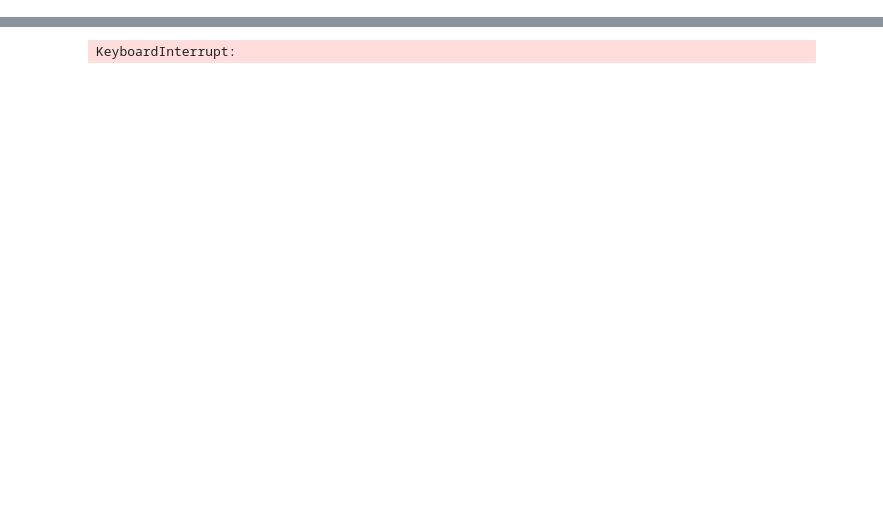
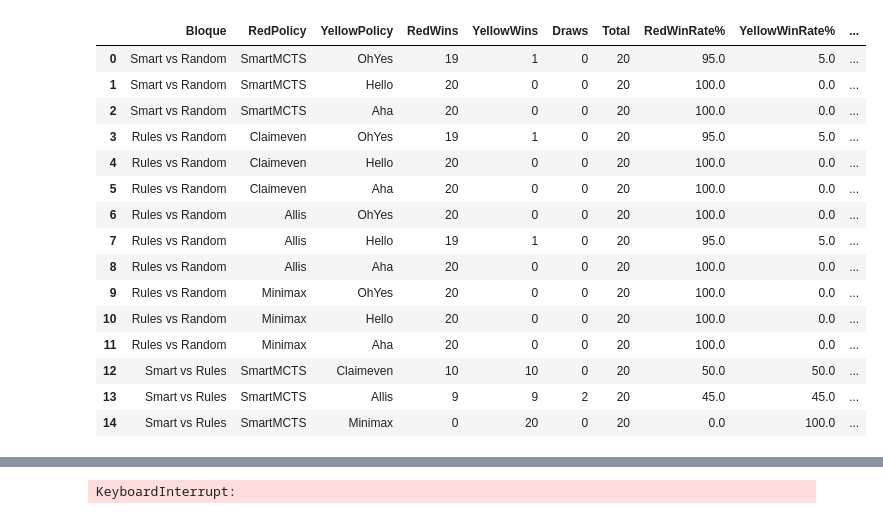
Before and after one commit to 1JuL/ai_fundamentals_fp, a Jupyter notebook: tournament/compares.ipynb, the cells around one changed output, grey strips where cells are left out. Cells and saved outputs as stored; diff of their text form; code cells hidden in the pictures; blank space fills up the shorter version.

```diff
--- a/tournament/compares.ipynb
+++ b/tournament/compares.ipynb
@@ -117,21 +144,56 @@ df
 # %%
-plt.figure(figsize=(12,6))
+rows = []
+for gname, res in results_smart_vs_random.items():
+    rows.append({
+        "Bloque": "Smart vs Random",
+        "RedPolicy": "SmartMCTS",
+        "YellowPolicy": gname,
+        "RedWins": res["red"],
+        "YellowWins": res["yellow"],
+        "Draws": res["draw"]
+    })
 
-for pol in policies.keys():
-    winrates = []
-    rivals = []
-    for rival in policies.keys():
-        res = results_matrix[(pol, rival)]
-        total = res["red"] + res["yellow"] + res["draw"]
-        winrates.append(100 * res["red"] / total)
-        rivals.append(rival)
+df1 = pd.DataFrame(rows)
 
-    plt.plot(rivals, winrates, marker="o", label=pol)
 
-plt.title("Win rate de políticas jugando como Rojo")
-plt.ylabel("% victorias")
-plt.xlabel("Oponente")
-plt.legend()
-plt.grid(True)
-plt.show()
+# ---------- Bloque 2: (Claimeven/Allis/Minimax) vs Random Groups ----------
+rows = []
+for (sname, gname), res in results_rules_vs_random.items():
+    rows.append({
+        "Bloque": "Rules vs Random",
+        "RedPolicy": sname,
+        "YellowPolicy": gname,
+        "RedWins": res["red"],
+        "YellowWins": res["yellow"],
+        "Draws": res["draw"]
+    })
+
+df2 = pd.DataFrame(rows)
+
+
+# ---------- Bloque 3: SmartMCTS vs (Claimeven/Allis/Minimax) ----------
+rows = []
+for sname, res in results_smart_vs_rules.items():
+    rows.append({
+        "Bloque": "Smart vs Rules",
+        "RedPolicy": "SmartMCTS",
+        "YellowPolicy": sname,
+        "RedWins": res["red"],
+        "YellowWins": res["yellow"],
+        "Draws": res["draw"]
+    })
+
+df3 = pd.DataFrame(rows)
+
+
+# ---------- Concatenar todo ----------
+df_all = pd.concat([df1, df2, df3], ignore_index=True)
+
+# métricas extra
+df_all["Total"] = df_all["RedWins"] + df_all["YellowWins"] + df_all["Draws"]
+df_all["RedWinRate%"] = 100 * df_all["RedWins"] / df_all["Total"]
+df_all["YellowWinRate%"] = 100 * df_all["YellowWins"] / df_all["Total"]
+df_all["DrawRate%"] = 100 * df_all["Draws"] / df_all["Total"]
+
+df_all
 # %% [output]
@@ -139 +200,17 @@ plt.show()
+|  | Bloque | RedPolicy | YellowPolicy | RedWins | YellowWins | Draws | Total | RedWinRate% | YellowWinRate% | ... |
+| 0 | Smart vs Random | SmartMCTS | OhYes | 19 | 1 | 0 | 20 | 95.0 | 5.0 | ... |
+| 1 | Smart vs Random | SmartMCTS | Hello | 20 | 0 | 0 | 20 | 100.0 | 0.0 | ... |
+| 2 | Smart vs Random | SmartMCTS | Aha | 20 | 0 | 0 | 20 | 100.0 | 0.0 | ... |
+| 3 | Rules vs Random | Claimeven | OhYes | 19 | 1 | 0 | 20 | 95.0 | 5.0 | ... |
+| 4 | Rules vs Random | Claimeven | Hello | 20 | 0 | 0 | 20 | 100.0 | 0.0 | ... |
+| 5 | Rules vs Random | Claimeven | Aha | 20 | 0 | 0 | 20 | 100.0 | 0.0 | ... |
+| 6 | Rules vs Random | Allis | OhYes | 20 | 0 | 0 | 20 | 100.0 | 0.0 | ... |
+| 7 | Rules vs Random | Allis | Hello | 19 | 1 | 0 | 20 | 95.0 | 5.0 | ... |
+| 8 | Rules vs Random | Allis | Aha | 20 | 0 | 0 | 20 | 100.0 | 0.0 | ... |
+| 9 | Rules vs Random | Minimax | OhYes | 20 | 0 | 0 | 20 | 100.0 | 0.0 | ... |
+| 10 | Rules vs Random | Minimax | Hello | 20 | 0 | 0 | 20 | 100.0 | 0.0 | ... |
+| 11 | Rules vs Random | Minimax | Aha | 20 | 0 | 0 | 20 | 100.0 | 0.0 | ... |
+| 12 | Smart vs Rules | SmartMCTS | Claimeven | 10 | 10 | 0 | 20 | 50.0 | 50.0 | ... |
+| 13 | Smart vs Rules | SmartMCTS | Allis | 9 | 9 | 2 | 20 | 45.0 | 45.0 | ... |
+| 14 | Smart vs Rules | SmartMCTS | Minimax | 0 | 20 | 0 | 20 | 0.0 | 100.0 | ... |
 # %%
```
Also changed, not shown: parts of 7 cells of this notebook.
